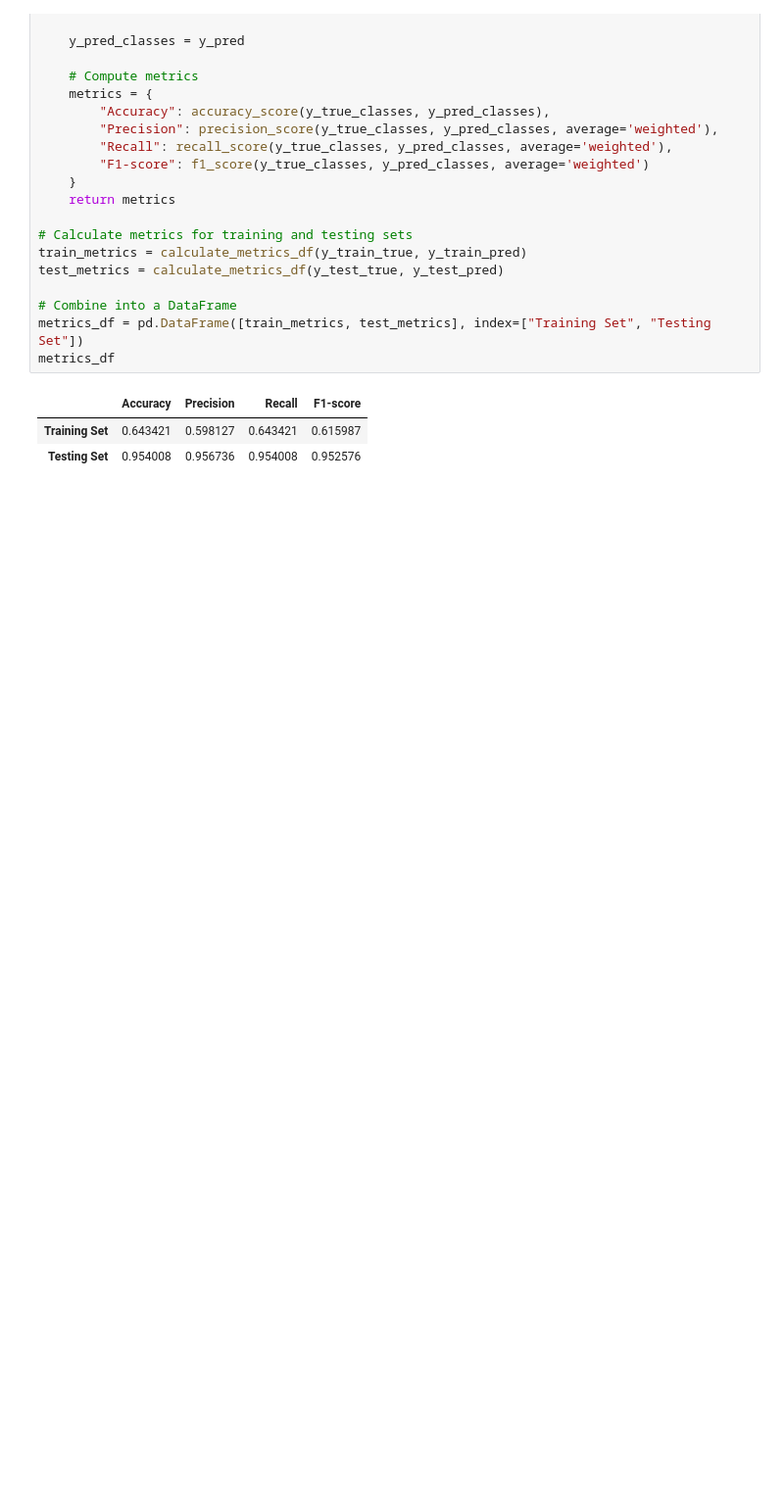
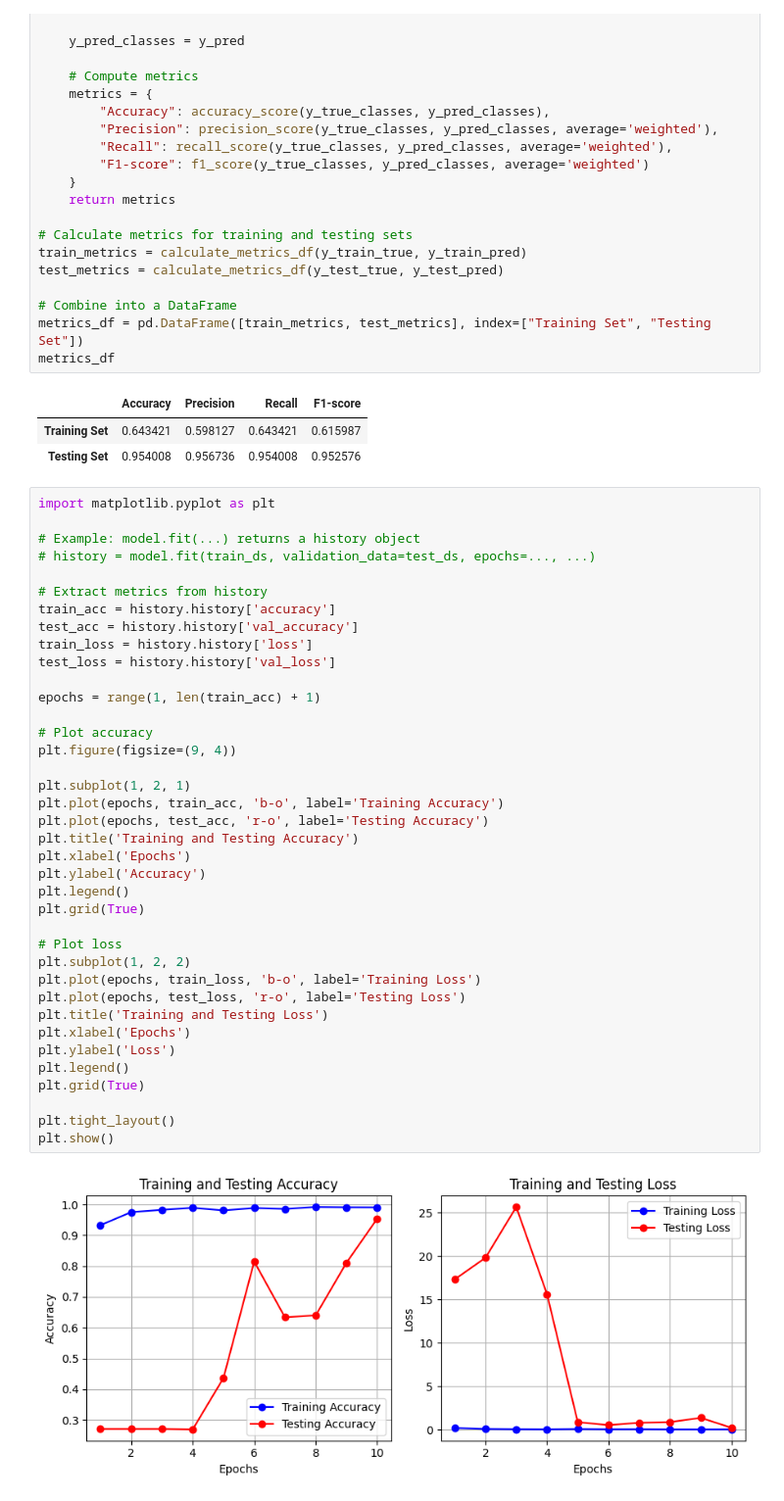
Before and after one commit to asheta66/CNN, a Jupyter notebook: Bridge_Cracks/Bridge_Cracks_Detection_Using_TL_3_Models.ipynb, the cells around one changed output. Shown at 98% size. Drawn from its saved outputs; the diff is of its cells as text; blank space fills up the shorter version.

```diff
--- a/Bridge_Cracks/Bridge_Cracks_Detection_Using_TL_3_Models.ipynb
+++ b/Bridge_Cracks/Bridge_Cracks_Detection_Using_TL_3_Models.ipynb
@@ -293,3 +288,43 @@ metrics_df
 |  | Accuracy | Precision | Recall | F1-score |
 | Training Set | 0.643421 | 0.598127 | 0.643421 | 0.615987 |
 | Testing Set | 0.954008 | 0.956736 | 0.954008 | 0.952576 |
+# %%
+import matplotlib.pyplot as plt
+
+# Example: model.fit(...) returns a history object
+# history = model.fit(train_ds, validation_data=test_ds, epochs=..., ...)
+
+# Extract metrics from history
+train_acc = history.history['accuracy']
+test_acc = history.history['val_accuracy']
+train_loss = history.history['loss']
+test_loss = history.history['val_loss']
+
+epochs = range(1, len(train_acc) + 1)
+
+# Plot accuracy
+plt.figure(figsize=(9, 4))
+
+plt.subplot(1, 2, 1)
+plt.plot(epochs, train_acc, 'b-o', label='Training Accuracy')
+plt.plot(epochs, test_acc, 'r-o', label='Testing Accuracy')
+plt.title('Training and Testing Accuracy')
+plt.xlabel('Epochs')
+plt.ylabel('Accuracy')
+plt.legend()
+plt.grid(True)
+
+# Plot loss
+plt.subplot(1, 2, 2)
+plt.plot(epochs, train_loss, 'b-o', label='Training Loss')
+plt.plot(epochs, test_loss, 'r-o', label='Testing Loss')
+plt.title('Training and Testing Loss')
+plt.xlabel('Epochs')
+plt.ylabel('Loss')
+plt.legend()
+plt.grid(True)
+
+plt.tight_layout()
+plt.show()
+# %% [output]
+[figure, added]
```
Also changed, not shown: parts of 1 cell of this notebook.
